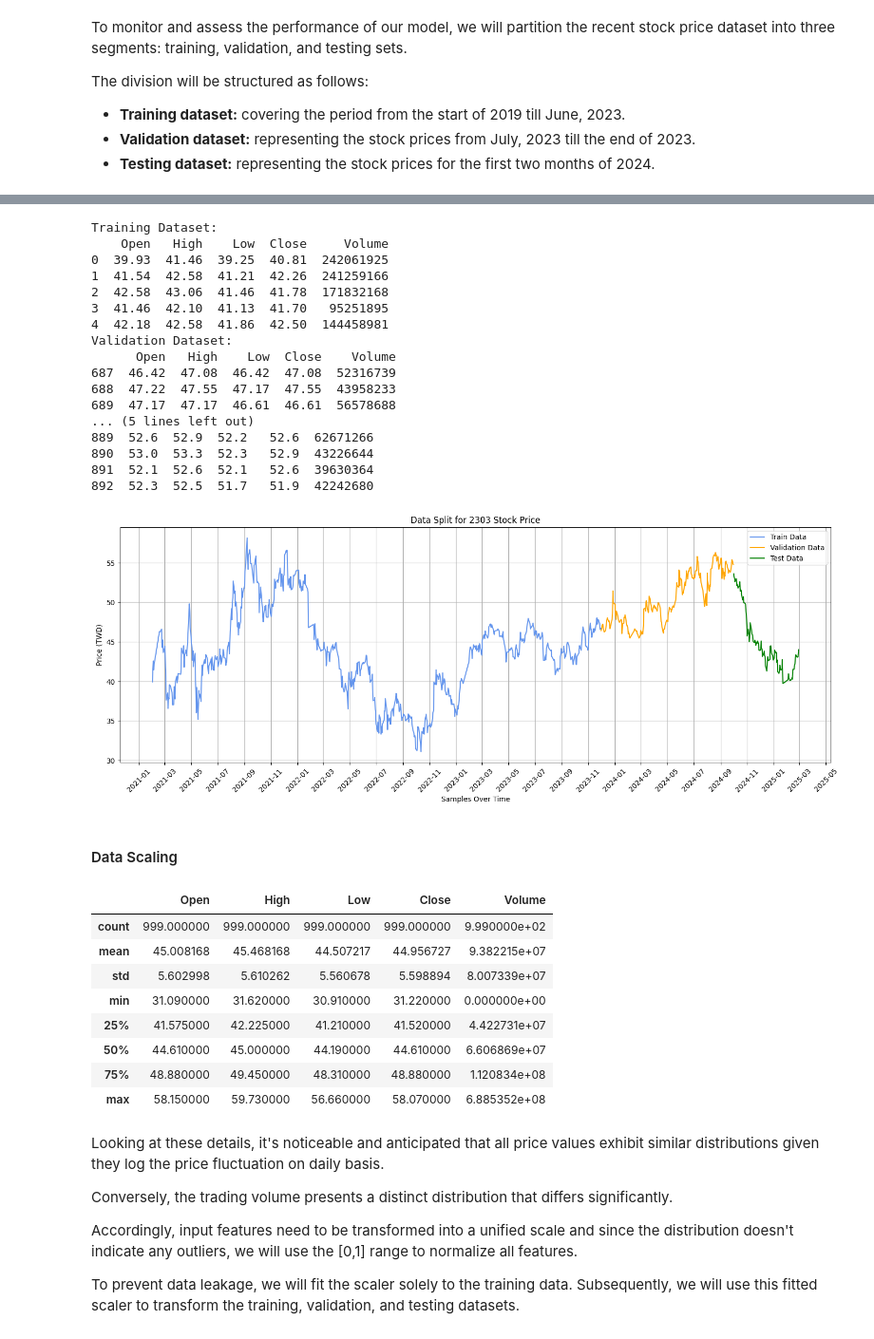
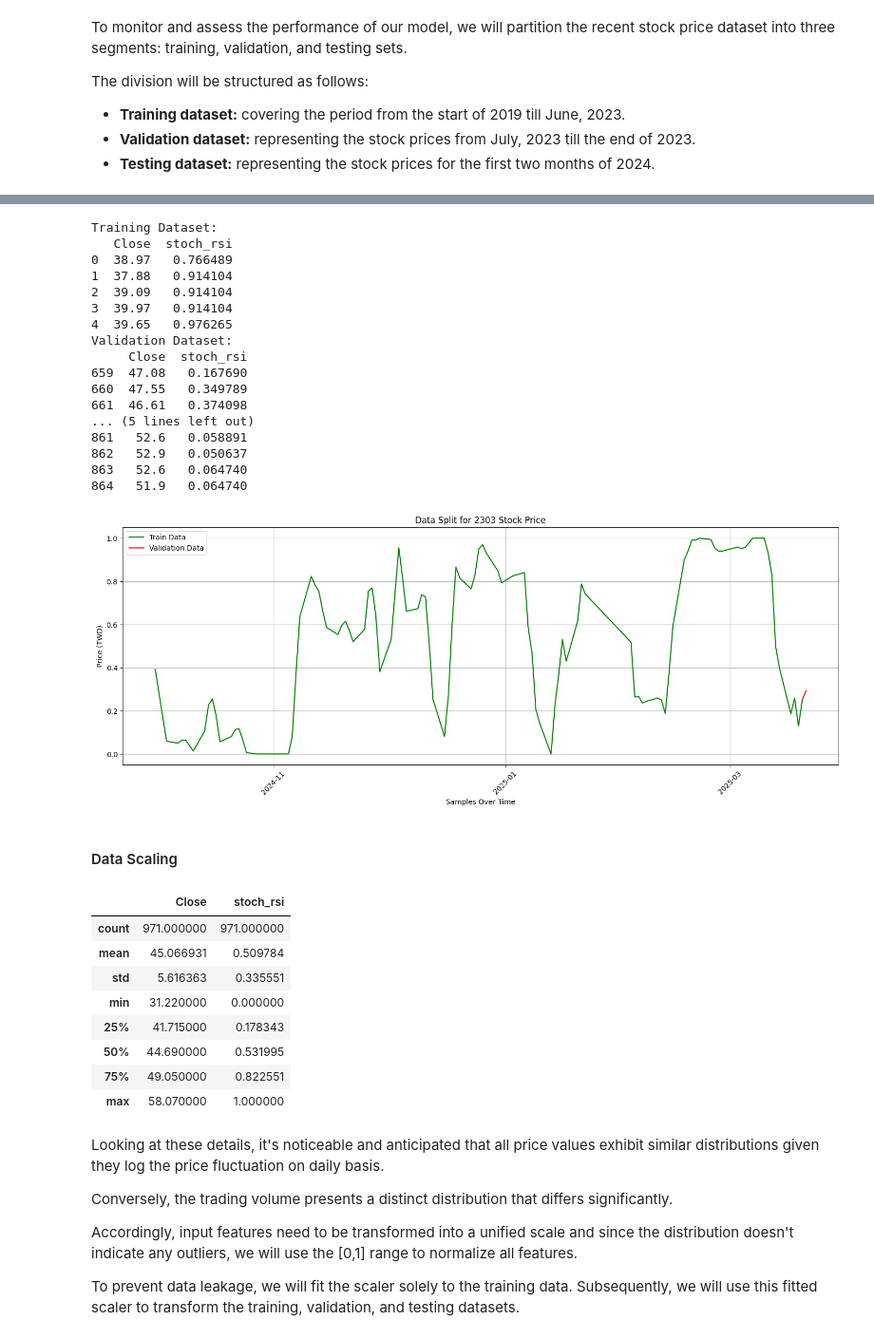
Before and after one commit to Conghung43/LSTM-Predict, a Jupyter notebook: notebooks/2-data-preprocessing.ipynb, the cells around one changed output, grey strips where cells are left out. Shown: that part at 95% size. Cells and saved outputs as stored; diff of their text form; code cells hidden in the pictures.

```diff
--- a/notebooks/2-data-preprocessing.ipynb
+++ b/notebooks/2-data-preprocessing.ipynb
@@ -88,7 +82,7 @@ These features will be utilized to forecast the future opening price.
 # %%
 # Define selected features and target attribute
-features = ["Open", "High", "Low",	"Close", "Volume"]
-target = "Open"
+features = ["Close","stoch_rsi"]
+target = "stoch_rsi"
 # %% [markdown]
 #### Create Train, Validation, and Test Datasets
 # %% [markdown]
@@ -104,9 +98,9 @@ train_end_date = pd.to_datetime("2023-11-30")
 validate_start_date = pd.to_datetime("2023-12-01")
 validate_end_date = pd.to_datetime("2024-09-30")
 test_start_date = pd.to_datetime("2024-10-01")
-test_end_date = pd.to_datetime("2025-02-28")
-predict_start_date = pd.to_datetime("2025-3-01")
-predic_end_date = pd.to_datetime("2025-3-21")
+test_end_date = pd.to_datetime("2025-3-20")
+predict_start_date = pd.to_datetime("2025-3-20")
+predic_end_date = pd.to_datetime("2025-3-22")
 
 # Split dataset into training, validation, and testing
 data_train = data[data["Date"] <= train_end_date][features]
@@ -138,54 +133,54 @@ print("Testing Dataset:")
 print(data_test.head())
 # %% [output]
 Training Dataset:
-    Open   High    Low  Close     Volume
-0  39.93  41.46  39.25  40.81  242061925
-1  41.54  42.58  41.21  42.26  241259166
-2  42.58  43.06  41.46  41.78  171832168
-3  41.46  42.10  41.13  41.70   95251895
-4  42.18  42.58  41.86  42.50  144458981
+   Close  stoch_rsi
+0  38.97   0.766489
+1  37.88   0.914104
+2  39.09   0.914104
+3  39.97   0.914104
+4  39.65   0.976265
 Validation Dataset:
-      Open   High    Low  Close    Volume
-687  46.42  47.08  46.42  47.08  52316739
-688  47.22  47.55  47.17  47.55  43958233
-689  47.17  47.17  46.61  46.61  56578688
+     Close  stoch_rsi
+659  47.08   0.167690
+660  47.55   0.349789
+661  46.61   0.374098
 ... (5 lines left out)
-889  52.6  52.9  52.2   52.6  62671266
-890  53.0  53.3  52.3   52.9  43226644
-891  52.1  52.6  52.1   52.6  39630364
-892  52.3  52.5  51.7   51.9  42242680
+861   52.6   0.058891
+862   52.9   0.050637
+863   52.6   0.064740
+864   51.9   0.064740
 # %%
 # Plot stock prices for each data split
 plt.figure(figsize=(18,6))
-plt.plot(data_train_dates, data_train["Open"], color="cornflowerblue")
-plt.plot(data_validate_dates, data_validate["Open"], color="orange")
-plt.plot(data_test_dates, data_test["Open"], color="green")
-plt.plot(data_predict_dates, data_predict["Open"], color="red")
+# plt.plot(data_train_dates, data_train["Open"], color="cornflowerblue")
+# plt.plot(data_validate_dates, data_validate["Open"], color="orange")
+plt.plot(data_test_dates, data_test["stoch_rsi"], color="green")
+plt.plot(data_predict_dates, data_predict["stoch_rsi"], color="red")
 plt.legend(["Train Data", "Validation Data", "Test Data"])
 plt.title("Data Split for 2303 Stock Price")
 plt.xlabel("Samples Over Time")
 plt.ylabel("Price (TWD)")
 plt.gca().xaxis.set_major_formatter(mdates.DateFormatter('%Y-%m'))
 plt.gca().xaxis.set_major_locator(mdates.MonthLocator(interval=2))
 plt.xticks(rotation=45)
 plt.grid()
 # %% [output]
-[figure, old version]
+[figure, new version]
 # %% [markdown]
 #### Data Scaling
 # %%
 # Check the distribution of input features
 data[features].describe()
 # %% [output]
-|  | Open | High | Low | Close | Volume |
-| count | 999.000000 | 999.000000 | 999.000000 | 999.000000 | 9.990000e+02 |
-| mean | 45.008168 | 45.468168 | 44.507217 | 44.956727 | 9.382215e+07 |
-| std | 5.602998 | 5.610262 | 5.560678 | 5.598894 | 8.007339e+07 |
-| min | 31.090000 | 31.620000 | 30.910000 | 31.220000 | 0.000000e+00 |
-| 25% | 41.575000 | 42.225000 | 41.210000 | 41.520000 | 4.422731e+07 |
-| 50% | 44.610000 | 45.000000 | 44.190000 | 44.610000 | 6.606869e+07 |
-| 75% | 48.880000 | 49.450000 | 48.310000 | 48.880000 | 1.120834e+08 |
-| max | 58.150000 | 59.730000 | 56.660000 | 58.070000 | 6.885352e+08 |
+|  | Close | stoch_rsi |
+| count | 971.000000 | 971.000000 |
+| mean | 45.066931 | 0.509784 |
+| std | 5.616363 | 0.335551 |
+| min | 31.220000 | 0.000000 |
+| 25% | 41.715000 | 0.178343 |
+| 50% | 44.690000 | 0.531995 |
+| 75% | 49.050000 | 0.822551 |
+| max | 58.070000 | 1.000000 |
 # %% [markdown]
 Looking at these details, it's noticeable and anticipated that all price values exhibit similar distributions given they log the price fluctuation on daily basis.
 
```
Also changed, not shown: parts of 8 cells of this notebook, 1 other file.
